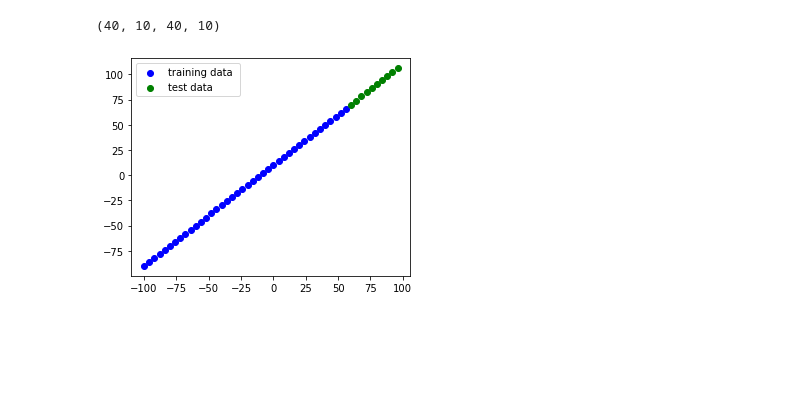
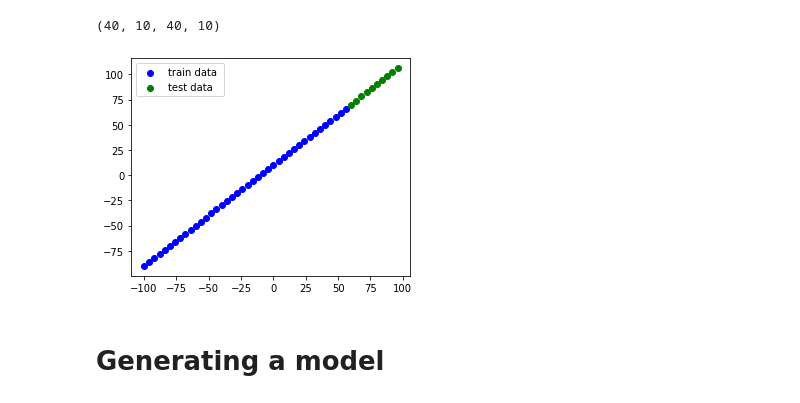
Before and after one commit to Janadhi14/tensorflow-test, a Jupyter notebook: NeuralNetworkRegression.ipynb, the cells around one changed output. Saved outputs shown, nothing was run; the diff lists cells and outputs as text; code cells hidden in the pictures; blank space fills up the shorter version.

```diff
--- a/NeuralNetworkRegression.ipynb
+++ b/NeuralNetworkRegression.ipynb
@@ -305,11 +303,13 @@ len(X_train), len(X_test), len(y_train), len(y_test)
 # %%
 # now we want to visualise the data in the test sets
 plt.figure(figsize = (5,4)) # setting the figure size
 # we wnat to plot the training data in blue
 
-plt.scatter(X_train, y_train, c= "b", label = "training data ") #plotting the training data in blue
+plt.scatter(X_train, y_train, c= "b", label = "train data ") #plotting the training data in blue
 plt.scatter(X_test, y_test, c= "g", label= "test data ") #plotting the test data in green
 
 plt.legend();
 # %% [output]
-[figure, old version]
+[figure, new version]
+# %% [markdown]
+# Generating a model
```
Also changed, not shown: parts of 9 cells of this notebook.
